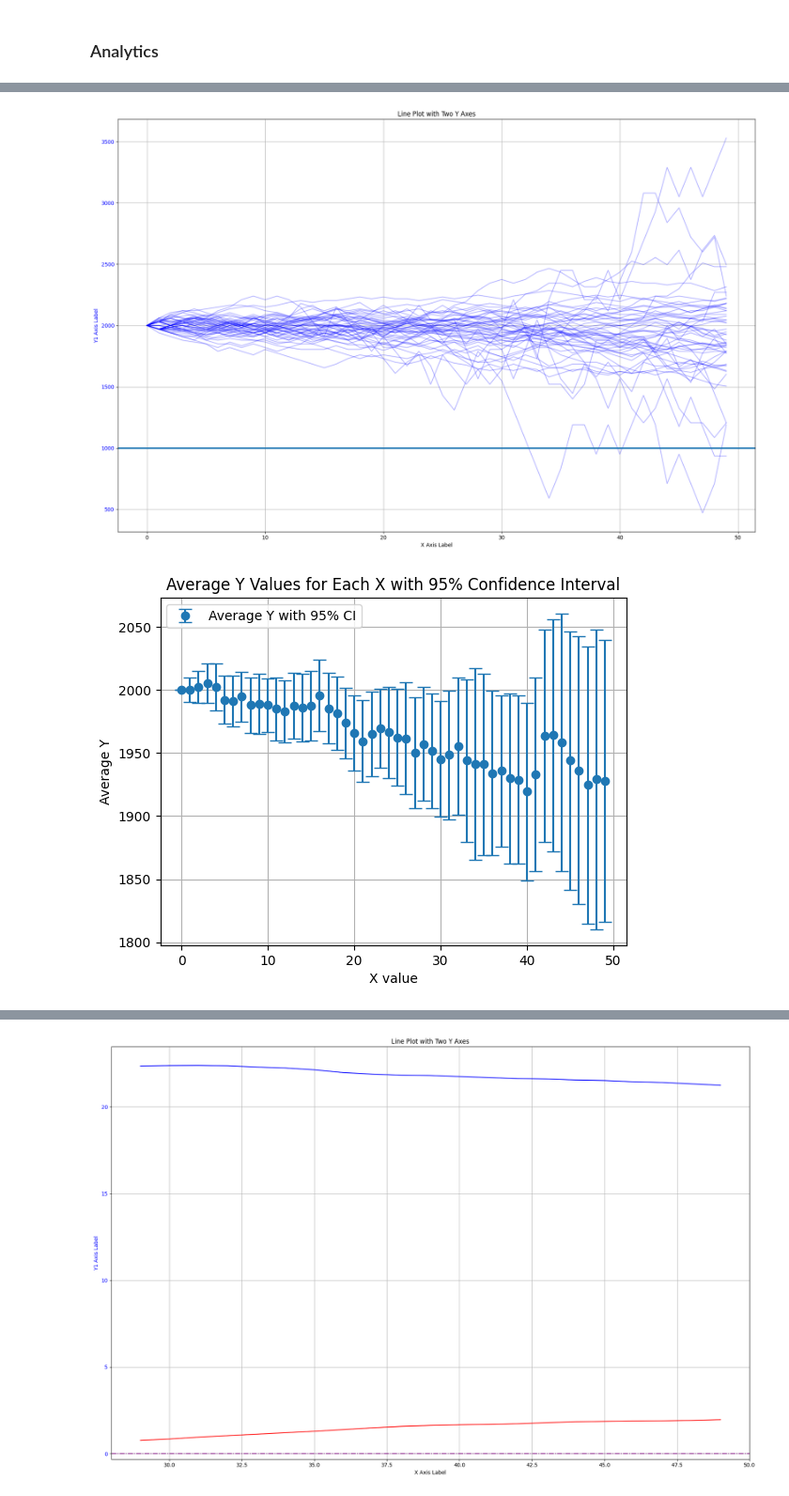
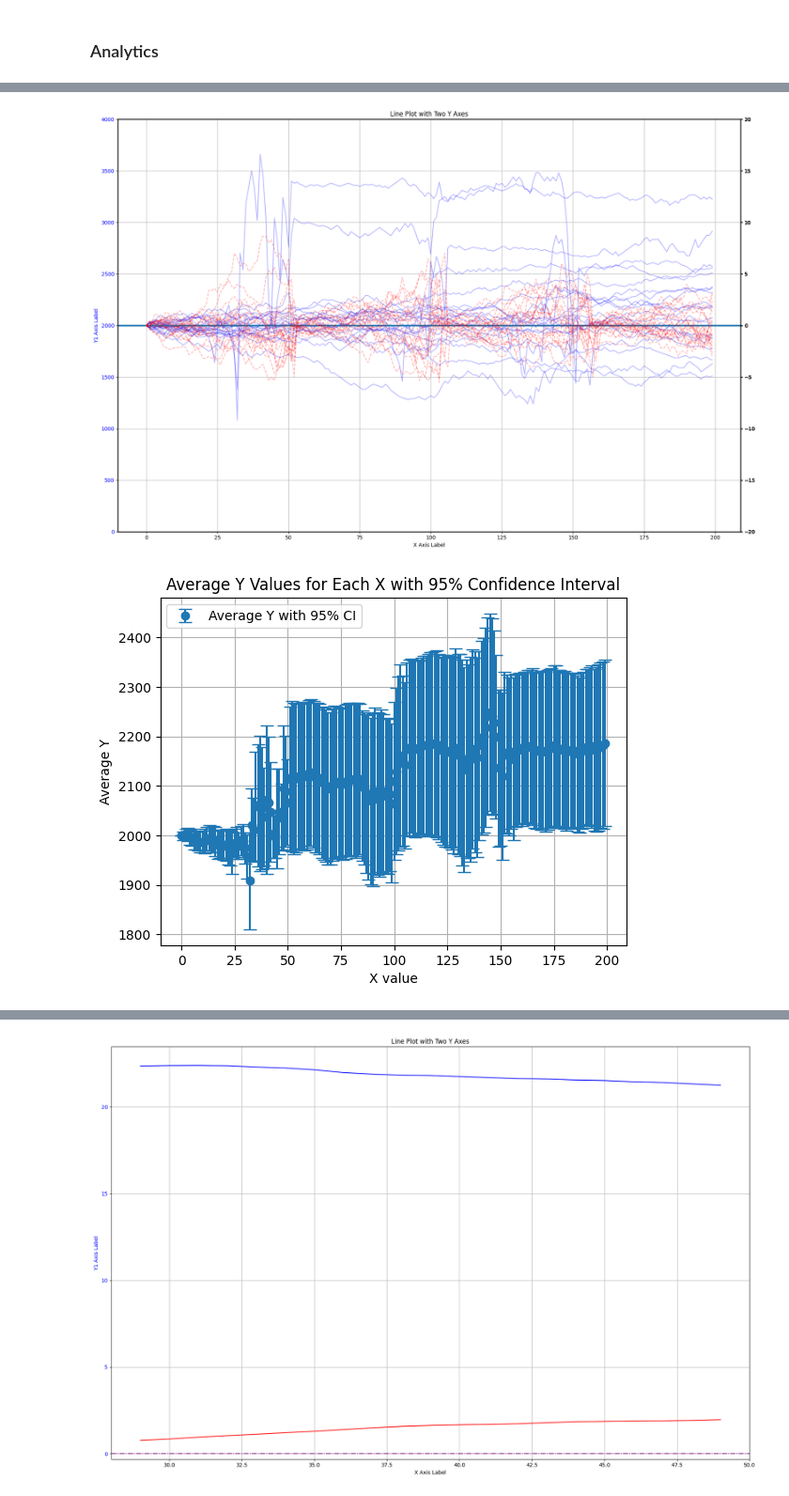
Before and after one commit to jaal5/bj, a Jupyter notebook: main.ipynb, the cells around one changed output, grey strips where cells are left out. Shown at 94% size. Drawn from its saved outputs; the diff is of its cells as text; code cells hidden in the pictures.

Commit message:
jan strategy implemented

```diff
--- a/main.ipynb
+++ b/main.ipynb
@@ -1109,6 +1141,7 @@ game.deck.create_test_deck([Card(8,'Spades'),Card(8,'Hearts'),
 # %% [markdown]
 ### Analytics
 # %%
-game = Automation(rules = rules, player = Player(rules), dealer = Dealer(rules), num_of_decks = rules.num_of_decks, follow_strategy = 'Hi-Lo', risk_strategy = 'none')
-game.turns(10,30,2000)
+rules = Rules()
+game = Automation(rules = rules, player = Player(rules), dealer = Dealer(rules), num_of_decks = rules.num_of_decks, follow_strategy = 'jan', risk_strategy = 'none')
+game.turns(200,10,1000)
 # %% [output]
@@ -1132,10 +1195,10 @@ xxxxxxxxxxxxxxxxxxxxxx
 # %%
 results = []
-for j in range(0,50):
+for j in range(0,20):
     print(j)
     rules = Rules()
-    game = Automation(rules = rules, player = Player(rules), dealer = Dealer(rules), num_of_decks = rules.num_of_decks, follow_strategy = 'Hi-Lo', risk_strategy = 'none')
-    game.turns(50,30,2000)
+    game = Automation(rules = rules, player = Player(rules), dealer = Dealer(rules), num_of_decks = rules.num_of_decks, follow_strategy = 'jan', risk_strategy = 'none')
+    game.turns(200,20,2000)
 
     results_game = []
     results_game.append(game.turns_number)
@@ -1170,12 +1233,17 @@ funding = 0
 for result in results:
     x = result[0]
     y = result[1]
+    y2 = result[2]
     earnings += result[4]
     funding += result[3]
 
     # First line plot using the first y-axis
     ax1.plot(x, y, linestyle='-', color='blue', label='Y1 Data', alpha = 0.3)
-ax1.axhline(1000, linewidth = 3)
+    ax2 = ax1.twinx()  # Create a second y-axis that shares the same x-axis
+    ax2.plot(x, y2, linestyle='--', color='red', label='Y2 Data', alpha = 0.3)
+    ax1.set_ylim(0,4000)
+    ax2.set_ylim(-20,20)
+ax1.axhline(2000, linewidth = 3)
 ax1.set_xlabel('X Axis Label')
 ax1.set_ylabel('Y1 Axis Label', color='blue')
 ax1.tick_params(axis='y', labelcolor='blue')
@@ -1189,40 +1257,40 @@ fig.tight_layout()  # Adjust the layout to make room for the second y-axis
 # Show the plot
 plt.show()
 # %% [output]
-[figure, old version]
+[figure, new version]
 # %%
 data = [[result[0],result[1]] for result in results]
 
 # Extract all y-values (assuming all x-values are the same and consistent across data sets)
 y_values = [dataset[1] for dataset in data]
 
 # Transpose the y-values to align them by their x-index
 transposed_y = list(zip(*y_values))
 
 # Calculate the mean and the 95% confidence interval for each group of y-values
 means = [np.mean(group) for group in transposed_y]
 sample_sizes = [len(group) for group in transposed_y]
 standard_deviations = [np.std(group, ddof=1) for group in transposed_y]  # ddof=1 for sample standard deviation
 
 # t-values for 95% confidence interval
-t_values = [t.ppf(0.975, df=n-1) for n in sample_sizes]
+t_values = [t.ppf(0.95, df=n-1) for n in sample_sizes]
 
 # Confidence intervals
 conf_intervals = [t_val * (sd / np.sqrt(n)) for t_val, sd, n in zip(t_values, standard_deviations, sample_sizes)]
 
 # X values (0 to 50)
 x_values = data[0][0]
 
 # Plotting
 plt.errorbar(x_values, means, yerr=conf_intervals, fmt='o', capsize=5, label='Average Y with 95% CI')
 plt.xlabel('X value')
 plt.ylabel('Average Y')
 plt.title('Average Y Values for Each X with 95% Confidence Interval')
 plt.legend()
 plt.grid(True)
 plt.show()
 # %% [output]
-[figure, old version]
+[figure, new version]
 # %%
 earnings
 # %% [output]
```
Also changed, not shown: parts of 13 cells of this notebook.
